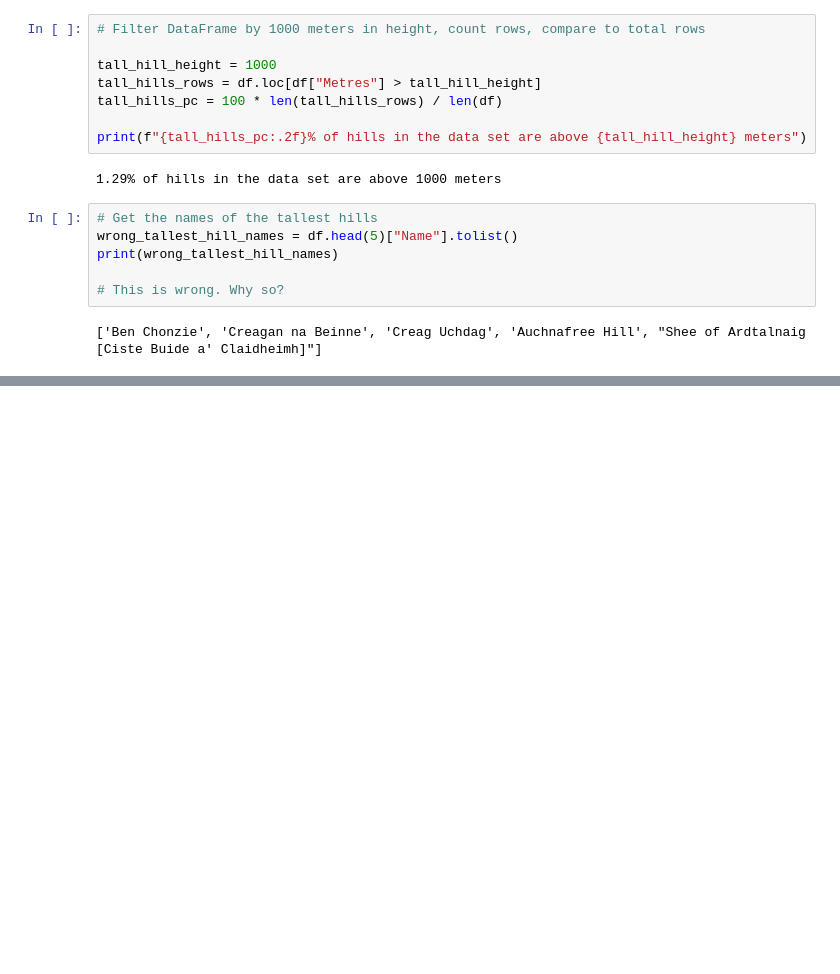
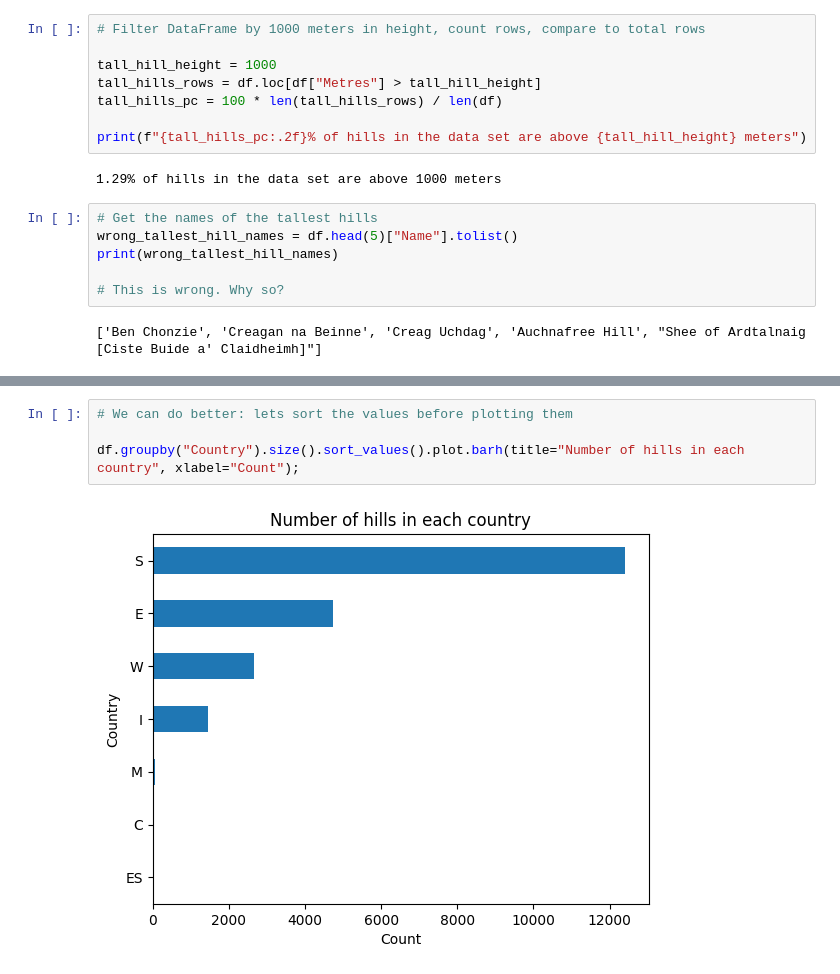
Before and after one commit to simonkirbysimonkirby/python-data-analysis-notebooks, a Jupyter notebook: src/data-analysis-task-solutions.ipynb, the cells around one changed output, grey strips where cells are left out. Saved outputs shown, nothing was run; the diff lists cells and outputs as text; blank space fills up the shorter version.

```diff
--- a/src/data-analysis-task-solutions.ipynb
+++ b/src/data-analysis-task-solutions.ipynb
@@ -396,0 +413,6 @@ tall_hills_rows.nlargest(5, "Metres")
+# %%
+# We can do better: lets sort the values before plotting them
+
+df.groupby("Country").size().sort_values().plot.barh(title="Number of hills in each country", xlabel="Count");
+# %% [output]
+[figure, added]
```
Also changed, not shown: parts of 11 cells of this notebook, 2 other files.
